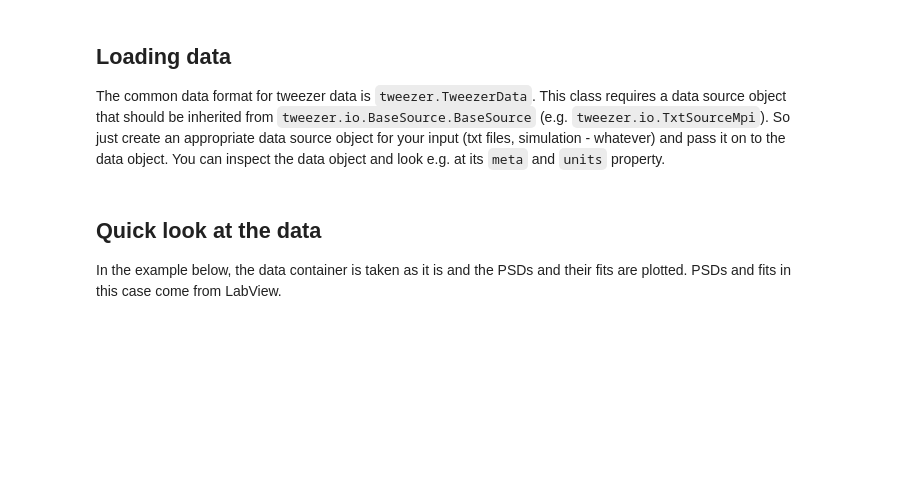
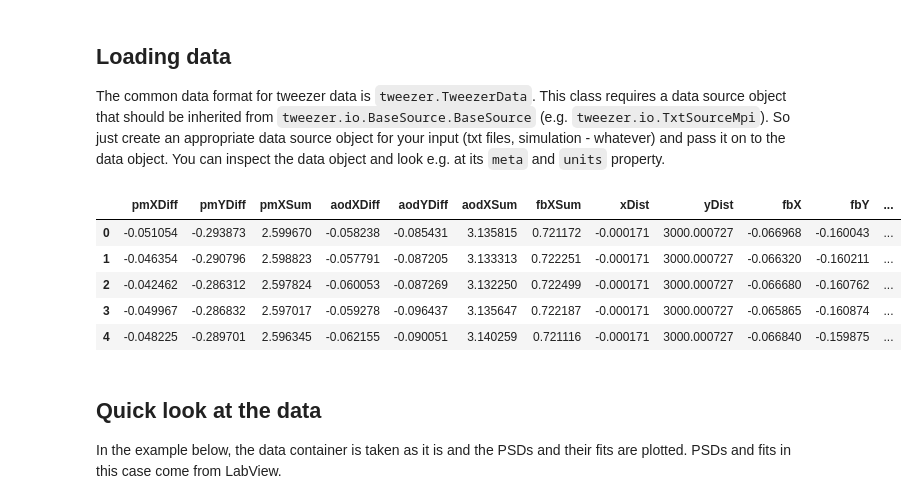
Before and after one commit to DollSimon/tweezers, a Jupyter notebook: notebooks/Introduction.ipynb, the cells around one changed output. Saved outputs shown, nothing was run; the diff lists cells and outputs as text; code cells hidden in the pictures; blank space fills up the shorter version.

```diff
--- a/notebooks/Introduction.ipynb
+++ b/notebooks/Introduction.ipynb
@@ -60,6 +60,15 @@ pathTs = '../tweezers/data/man_data/TS_35_Date_2014_08_18_15_55_29.txt'
 
 source = TxtMpiSource(data=pathData, psd=pathPsd, ts=pathTs)
 data = TweezersData(source)
+# %%
+data.data.head()
+# %% [output]
+|  | pmXDiff | pmYDiff | pmXSum | aodXDiff | aodYDiff | aodXSum | fbXSum | xDist | yDist | fbX | fbY | ... |
+| 0 | -0.051054 | -0.293873 | 2.599670 | -0.058238 | -0.085431 | 3.135815 | 0.721172 | -0.000171 | 3000.000727 | -0.066968 | -0.160043 | ... |
+| 1 | -0.046354 | -0.290796 | 2.598823 | -0.057791 | -0.087205 | 3.133313 | 0.722251 | -0.000171 | 3000.000727 | -0.066320 | -0.160211 | ... |
+| 2 | -0.042462 | -0.286312 | 2.597824 | -0.060053 | -0.087269 | 3.132250 | 0.722499 | -0.000171 | 3000.000727 | -0.066680 | -0.160762 | ... |
+| 3 | -0.049967 | -0.286832 | 2.597017 | -0.059278 | -0.096437 | 3.135647 | 0.722187 | -0.000171 | 3000.000727 | -0.065865 | -0.160874 | ... |
+| 4 | -0.048225 | -0.289701 | 2.596345 | -0.062155 | -0.090051 | 3.140259 | 0.721116 | -0.000171 | 3000.000727 | -0.066840 | -0.159875 | ... |
 # %% [markdown]
 ## Quick look at the data
 
```
Also changed, not shown: 14 other files.
